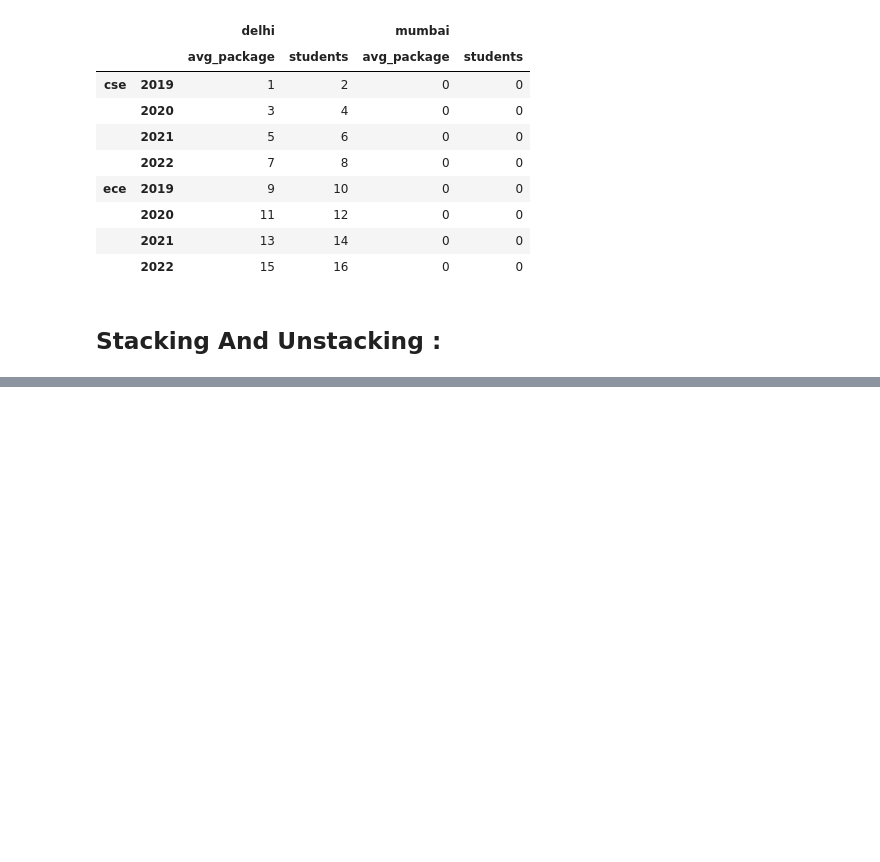
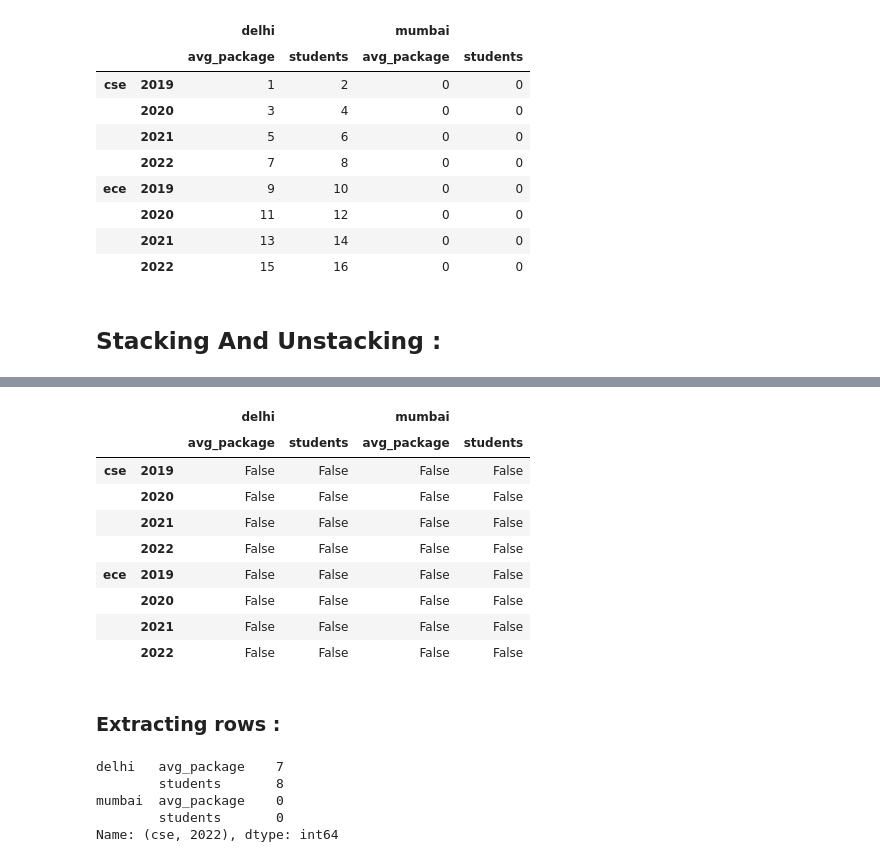
Before and after one commit to actionxbar-14/Data_Analytics, a Jupyter notebook: Python/Pandas/Notebooks/Lecture_5.ipynb, the cells around one changed output, grey strips where cells are left out. Drawn from its saved outputs; the diff is of its cells as text; code cells hidden in the pictures; blank space fills up the shorter version.

```diff
--- a/Python/Pandas/Notebooks/Lecture_5.ipynb
+++ b/Python/Pandas/Notebooks/Lecture_5.ipynb
@@ -263,0 +373,25 @@ branch_df3
+# %%
+branch_df3.isnull()
+# %% [output]
+|  |  | delhi |  | mumbai |  |
+|  |  | avg_package | students | avg_package | students |
+| cse | 2019 | False | False | False | False |
+|  | 2020 | False | False | False | False |
+|  | 2021 | False | False | False | False |
+|  | 2022 | False | False | False | False |
+| ece | 2019 | False | False | False | False |
+|  | 2020 | False | False | False | False |
+|  | 2021 | False | False | False | False |
+|  | 2022 | False | False | False | False |
+# %% [markdown]
+### Extracting rows  :
+# %%
+#### single rows :
+
+branch_df3.loc[('cse' , 2022)]
+# %% [output]
+delhi   avg_package    7
+        students       8
+mumbai  avg_package    0
+        students       0
+Name: (cse, 2022), dtype: int64
```
Also changed, not shown: parts of 49 cells of this notebook.
